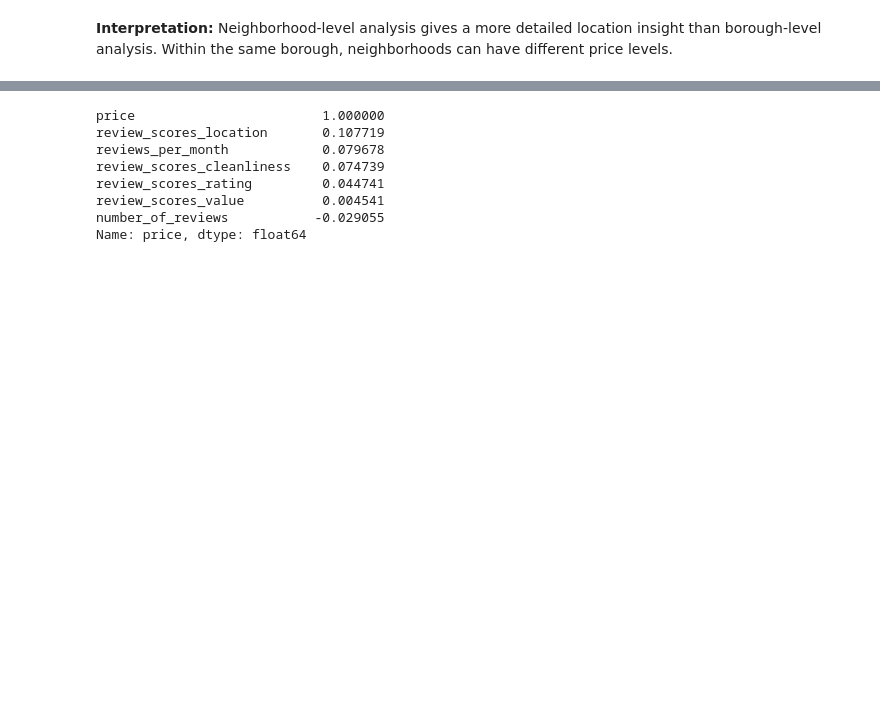
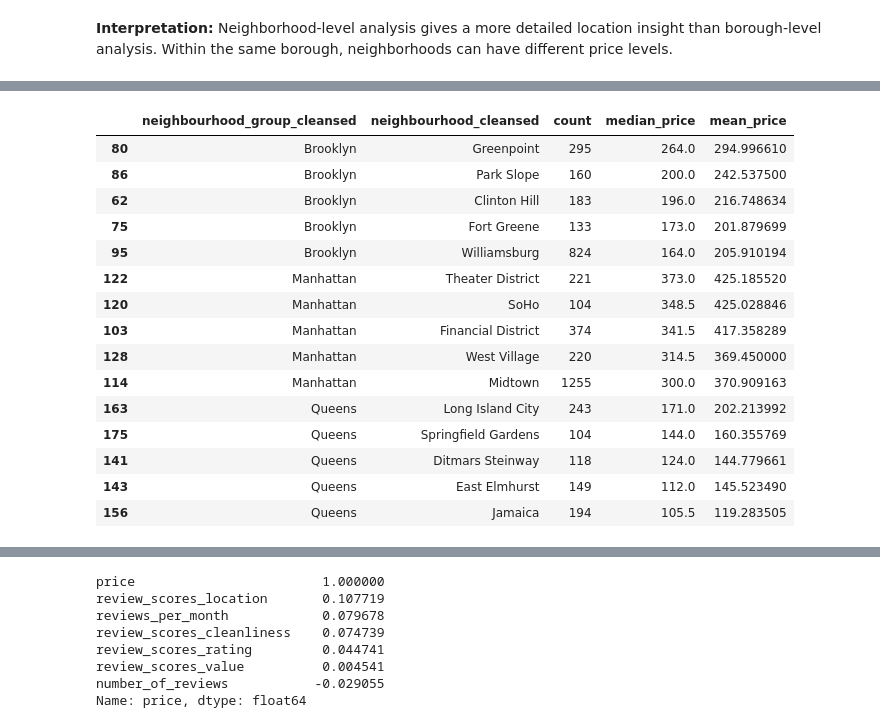
Before and after one commit to biomud/Airbnb_Price_Analysis_NYC, a Jupyter notebook: Airbnb_NYC_Price_Analysis.ipynb, the cells around one changed output, grey strips where cells are left out. Cells and saved outputs as stored; diff of their text form; code cells hidden in the pictures; blank space fills up the shorter version.

```diff
--- a/Airbnb_NYC_Price_Analysis.ipynb
+++ b/Airbnb_NYC_Price_Analysis.ipynb
@@ -299,0 +309,34 @@ plt.show()
+# %%
+neighborhood_by_borough = (
+    data.groupby(["neighbourhood_group_cleansed", "neighbourhood_cleansed"])["price"]
+    .agg(count="count", median_price="median", mean_price="mean")
+    .reset_index()
+)
+
+large_neighborhoods = neighborhood_by_borough[neighborhood_by_borough["count"] >= 100].copy()
+
+top_neighborhoods_by_borough = (
+    large_neighborhoods
+    .sort_values(["neighbourhood_group_cleansed", "median_price"], ascending=[True, False])
+    .groupby("neighbourhood_group_cleansed")
+    .head(5)
+)
+
+top_neighborhoods_by_borough
+# %% [output]
+|  | neighbourhood_group_cleansed | neighbourhood_cleansed | count | median_price | mean_price |
+| 80 | Brooklyn | Greenpoint | 295 | 264.0 | 294.996610 |
+| 86 | Brooklyn | Park Slope | 160 | 200.0 | 242.537500 |
+| 62 | Brooklyn | Clinton Hill | 183 | 196.0 | 216.748634 |
+| 75 | Brooklyn | Fort Greene | 133 | 173.0 | 201.879699 |
+| 95 | Brooklyn | Williamsburg | 824 | 164.0 | 205.910194 |
+| 122 | Manhattan | Theater District | 221 | 373.0 | 425.185520 |
+| 120 | Manhattan | SoHo | 104 | 348.5 | 425.028846 |
+| 103 | Manhattan | Financial District | 374 | 341.5 | 417.358289 |
+| 128 | Manhattan | West Village | 220 | 314.5 | 369.450000 |
+| 114 | Manhattan | Midtown | 1255 | 300.0 | 370.909163 |
+| 163 | Queens | Long Island City | 243 | 171.0 | 202.213992 |
+| 175 | Queens | Springfield Gardens | 104 | 144.0 | 160.355769 |
+| 141 | Queens | Ditmars Steinway | 118 | 124.0 | 144.779661 |
+| 143 | Queens | East Elmhurst | 149 | 112.0 | 145.523490 |
+| 156 | Queens | Jamaica | 194 | 105.5 | 119.283505 |
```
Also changed, not shown: parts of 31 cells of this notebook, 1 other file.
